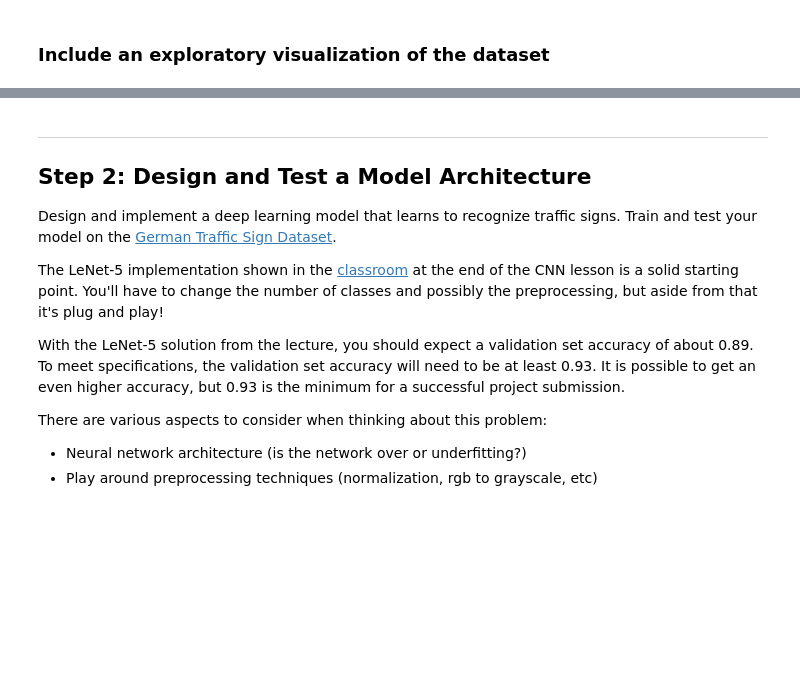
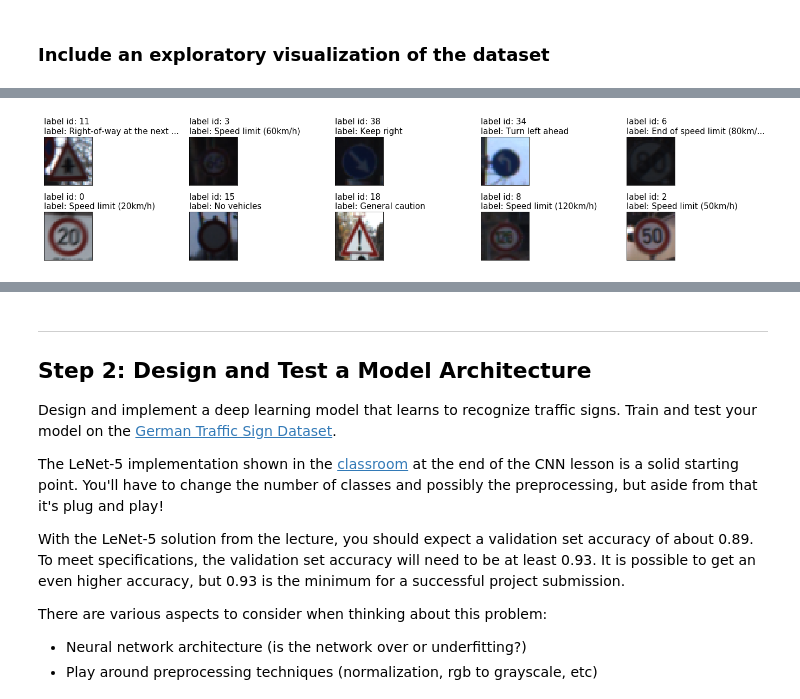
Before and after one commit to MacZel/CarND-Traffic-Sign-Classifier-Project, a Jupyter notebook: Traffic_Sign_Classifier.ipynb, the cells around one changed output, grey strips where cells are left out. Saved outputs shown, nothing was run; the diff lists cells and outputs as text; code cells hidden in the pictures; blank space fills up the shorter version.

```diff
--- a/Traffic_Sign_Classifier.ipynb
+++ b/Traffic_Sign_Classifier.ipynb
@@ -59,7 +59,9 @@ Complete the basic data summary below. Use python, numpy and/or pandas methods t
 ### Use python, pandas or numpy methods rather than hard coding the results
 import pandas as pd
 
-labels = pd.Series(y_train)
+train_labels = pd.Series(y_train)
+valid_labels = pd.Series(y_valid)
+test_labels = pd.Series(y_test)
 
 # Number of training examples
 n_train = len(X_train)
@@ -70,11 +72,11 @@ n_validation = len(X_valid)
 # Number of testing examples.
 n_test = len(X_test)
 
-# TODO: What's the shape of an traffic sign image?
+# What's the shape of an traffic sign image?
 image_shape = X_train[0].shape
 
 # How many unique classes/labels there are in the dataset.
-n_classes = labels.nunique()
+n_classes = train_labels.nunique()
 
 print("Number of training examples =", n_train)
 print("Number of validation examples =", n_validation)
@@ -97,0 +102,11 @@ The [Matplotlib](http://matplotlib.org/) [examples](http://matplotlib.org/exampl
+# %%
+labels_matchup = pd.read_csv('./signnames.csv', index_col='ClassId')
+
+# Prepare matchup list
+labels_matchup_list = labels_matchup['SignName'].tolist()
+
+# Prepare matchup table
+labels_matchup_table = dict(enumerate(labels_matchup_list))
+
+# Show first 10 rows
+labels_matchup.head(10)
@@ -105,0 +134,25 @@ ModuleNotFoundError: No module named 'matplotlib'
+# %%
+# Take a random sample of 10 images
+random_images_ids = train_labels.sample(n=10).index.tolist()
+
+fig, axs = plt.subplots(nrows=2, ncols=5, subplot_kw={'xticks': [], 'yticks': []})
+fig.subplots_adjust(left=0.03, right=0.97, hspace=0.3, wspace=0.05)
+fig.set_figwidth(20)
+for i, ax in enumerate(axs.flat):
+    # Plot image
+    ax.imshow(X_train[random_images_ids[i]])
+
+    # Load label meta
+    label_id = train_labels[random_images_ids[i]]
+    label = labels_matchup_list[label_id]
+    # Truncate overflowing labels
+    label = f'{label[:25]}...' if len(label) > 25 else label
+
+    # Set title
+    title_1st_line = f'label id: {label_id}'
+    title_2nd_line = f'label: {label}'
+    title = f'{title_1st_line}\n{title_2nd_line}'
+    ax.set_title(title, fontsize=15, loc="left")
+plt.tight_layout()
+# %% [output]
+[figure, added]
```
Also changed, not shown: parts of 16 cells of this notebook.
